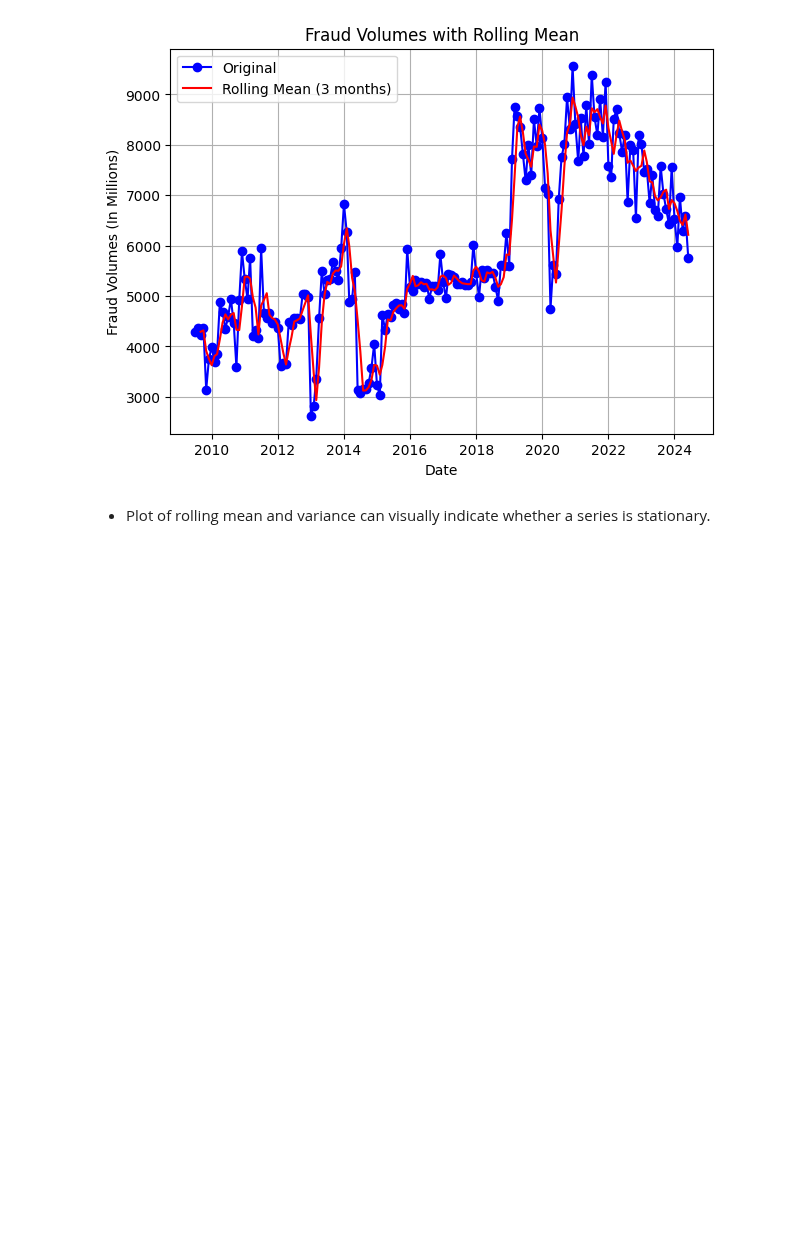
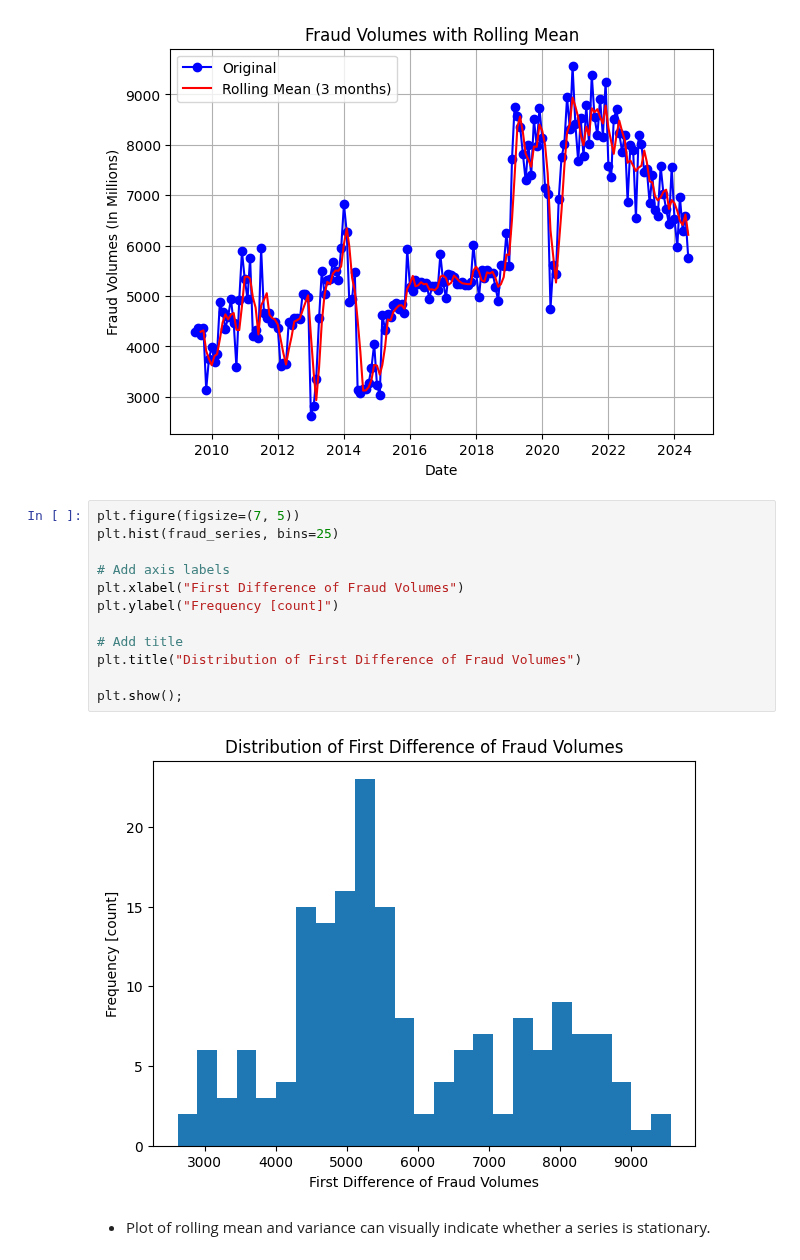
Before and after one commit to micahondiwa/fraud_volumes_detection, a Jupyter notebook: 0-data_wrangling.ipynb, the cells around one changed output. Cells and saved outputs as stored; diff of their text form; blank space fills up the shorter version.

```diff
--- a/0-data_wrangling.ipynb
+++ b/0-data_wrangling.ipynb
@@ -84,6 +84,20 @@ plt.grid(True)
 plt.show()
 # %% [output]
 [figure]
+# %%
+plt.figure(figsize=(7, 5))
+plt.hist(fraud_series, bins=25)
+
+# Add axis labels
+plt.xlabel("First Difference of Fraud Volumes")
+plt.ylabel("Frequency [count]")
+
+# Add title
+plt.title("Distribution of First Difference of Fraud Volumes")
+
+plt.show();
+# %% [output]
+[figure, added]
 # %% [markdown]
 - Plot of rolling mean and variance can visually indicate whether a series is stationary.
 # %%
```
Also changed, not shown: parts of 1 cell of this notebook.
